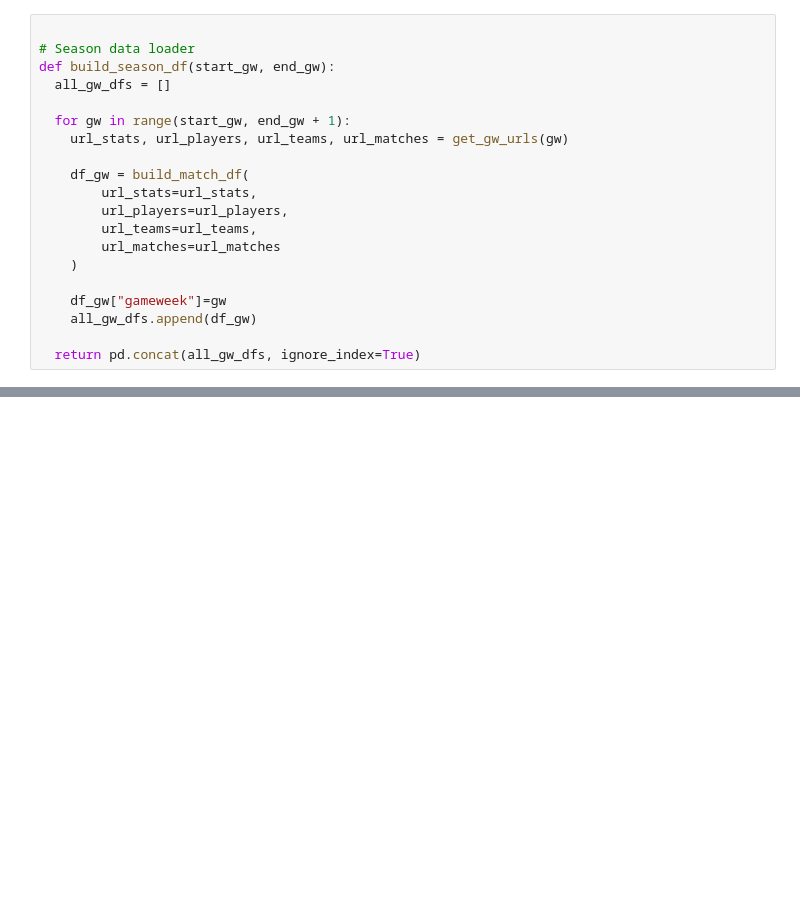
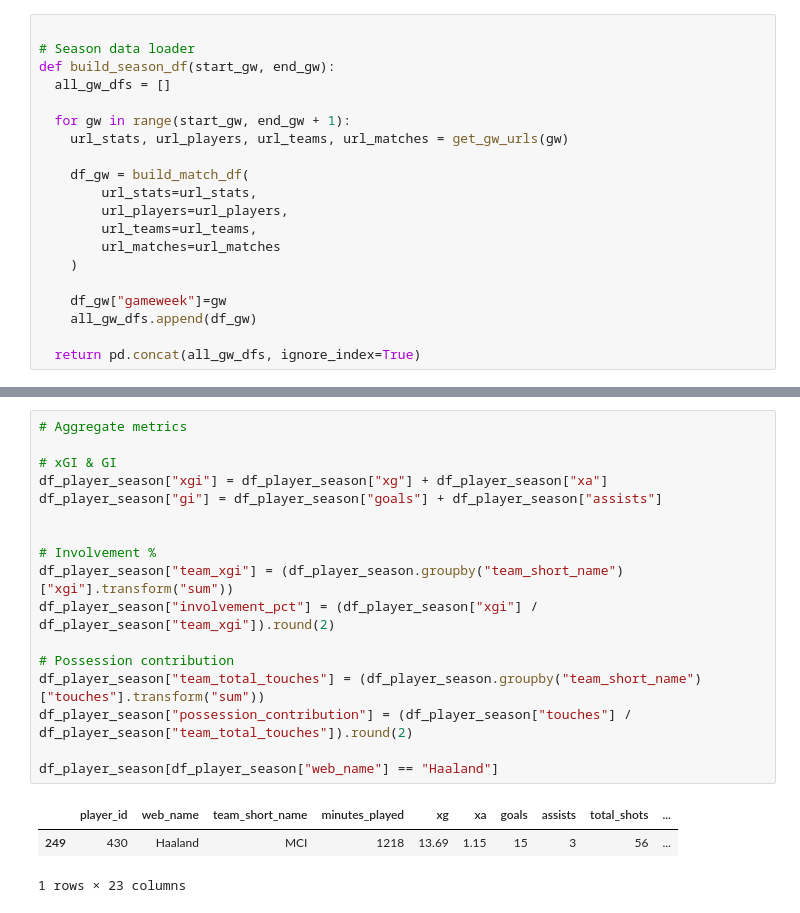
Before and after one commit to dmnarula/football-ds-learning, a Jupyter notebook: week4-modeling/Week4_Modeling.ipynb, the cells around one changed output, grey strips where cells are left out. Drawn from its saved outputs; the diff is of its cells as text; blank space fills up the shorter version.

```diff
--- a/week4-modeling/Week4_Modeling.ipynb
+++ b/week4-modeling/Week4_Modeling.ipynb
@@ -78,0 +153,21 @@ df_season.head()
+# %%
+# Aggregate metrics
+
+# xGI & GI
+df_player_season["xgi"] = df_player_season["xg"] + df_player_season["xa"]
+df_player_season["gi"] = df_player_season["goals"] + df_player_season["assists"]
+
+
+# Involvement %
+df_player_season["team_xgi"] = (df_player_season.groupby("team_short_name")["xgi"].transform("sum"))
+df_player_season["involvement_pct"] = (df_player_season["xgi"] / df_player_season["team_xgi"]).round(2)
+
+# Possession contribution
+df_player_season["team_total_touches"] = (df_player_season.groupby("team_short_name")["touches"].transform("sum"))
+df_player_season["possession_contribution"] = (df_player_season["touches"] / df_player_season["team_total_touches"]).round(2)
+
+df_player_season[df_player_season["web_name"] == "Haaland"]
+# %% [output]
+|  | player_id | web_name | team_short_name | minutes_played | xg | xa | goals | assists | total_shots | ... |
+| 249 | 430 | Haaland | MCI | 1218 | 13.69 | 1.15 | 15 | 3 | 56 | ... |
+1 rows × 23 columns
```
Also changed, not shown: parts of 8 cells of this notebook.
